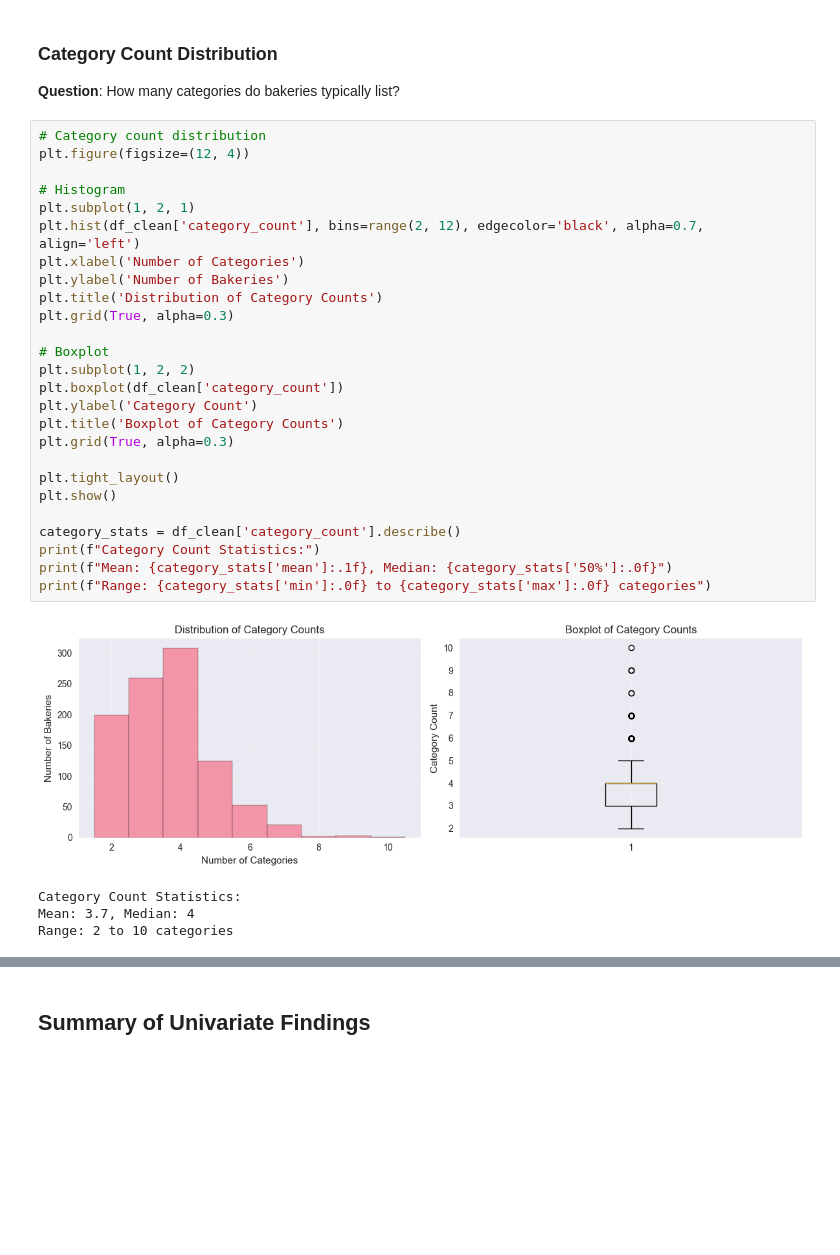
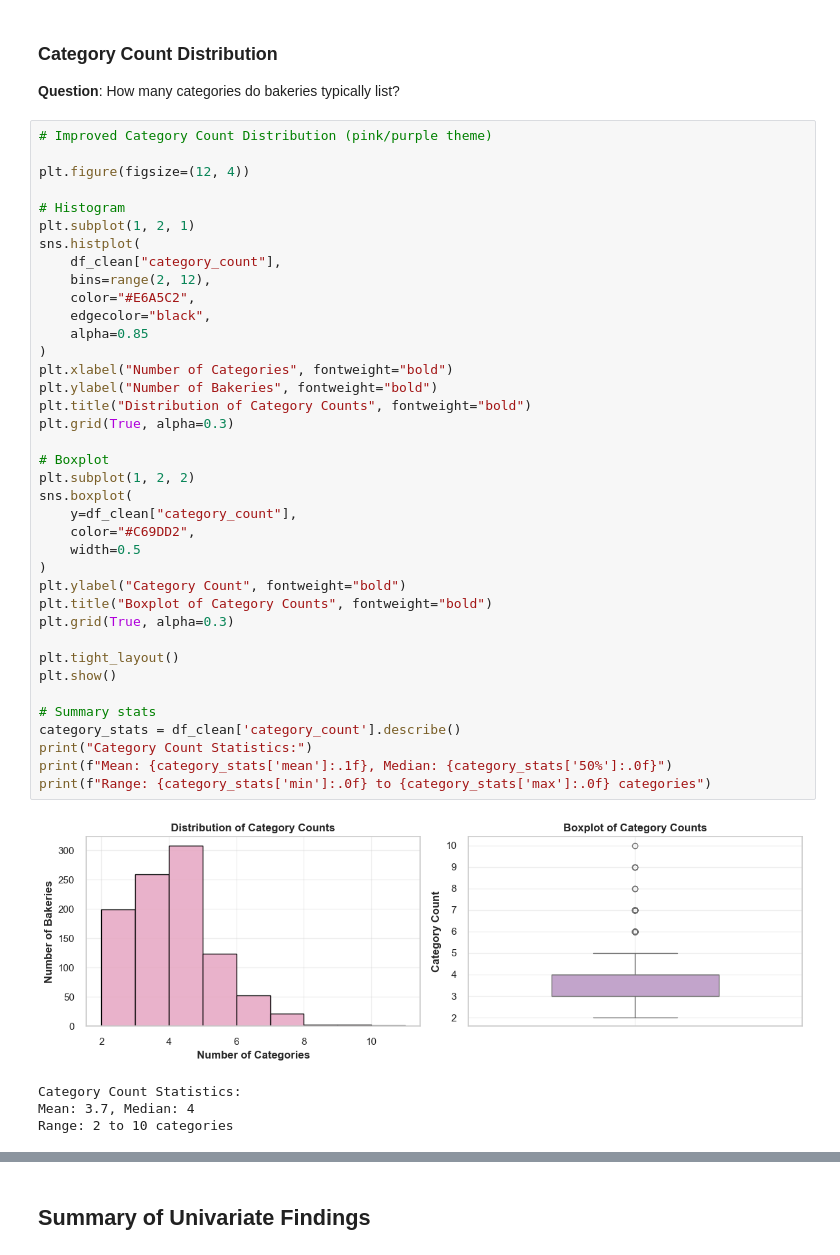
Before and after one commit to vialsiu/irish-bakery-data-science-project, a Jupyter notebook: notebooks/DataAnalysis.ipynb, the cells around one changed output, grey strips where cells are left out. Saved outputs shown, nothing was run; the diff lists cells and outputs as text; blank space fills up the shorter version.

```diff
--- a/notebooks/DataAnalysis.ipynb
+++ b/notebooks/DataAnalysis.ipynb
@@ -904,33 +921,45 @@ Interpret regional findings as Yelp platform coverage patterns rather than actua
 ### Category Count Distribution
 **Question**: How many categories do bakeries typically list?
 # %%
-# Category count distribution
+# Improved Category Count Distribution (pink/purple theme)
+
 plt.figure(figsize=(12, 4))
 
 # Histogram
 plt.subplot(1, 2, 1)
-plt.hist(df_clean['category_count'], bins=range(2, 12), edgecolor='black', alpha=0.7, align='left')
-plt.xlabel('Number of Categories')
-plt.ylabel('Number of Bakeries')
-plt.title('Distribution of Category Counts')
+sns.histplot(
+    df_clean["category_count"],
+    bins=range(2, 12),
+    color="#E6A5C2",
+    edgecolor="black",
+    alpha=0.85
+)
+plt.xlabel("Number of Categories", fontweight="bold")
+plt.ylabel("Number of Bakeries", fontweight="bold")
+plt.title("Distribution of Category Counts", fontweight="bold")
 plt.grid(True, alpha=0.3)
 
 # Boxplot
 plt.subplot(1, 2, 2)
-plt.boxplot(df_clean['category_count'])
-plt.ylabel('Category Count')
-plt.title('Boxplot of Category Counts')
+sns.boxplot(
+    y=df_clean["category_count"],
+    color="#C69DD2",
+    width=0.5
+)
+plt.ylabel("Category Count", fontweight="bold")
+plt.title("Boxplot of Category Counts", fontweight="bold")
 plt.grid(True, alpha=0.3)
 
 plt.tight_layout()
 plt.show()
 
+# Summary stats
 category_stats = df_clean['category_count'].describe()
-print(f"Category Count Statistics:")
+print("Category Count Statistics:")
 print(f"Mean: {category_stats['mean']:.1f}, Median: {category_stats['50%']:.0f}")
 print(f"Range: {category_stats['min']:.0f} to {category_stats['max']:.0f} categories")
 # %% [output]
-[figure, old version]
+[figure, new version]
 Category Count Statistics:
 Mean: 3.7, Median: 4
 Range: 2 to 10 categories
```
Also changed, not shown: parts of 8 cells of this notebook.
